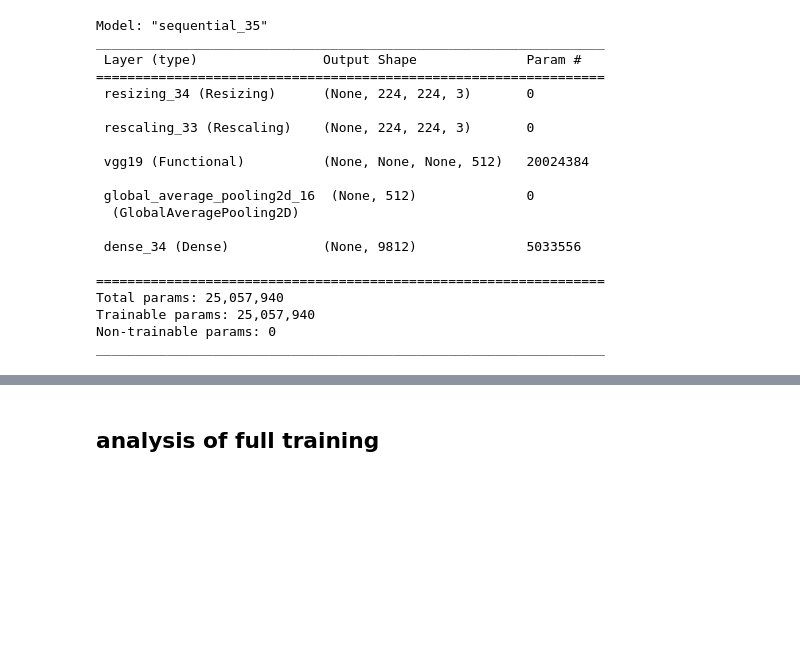
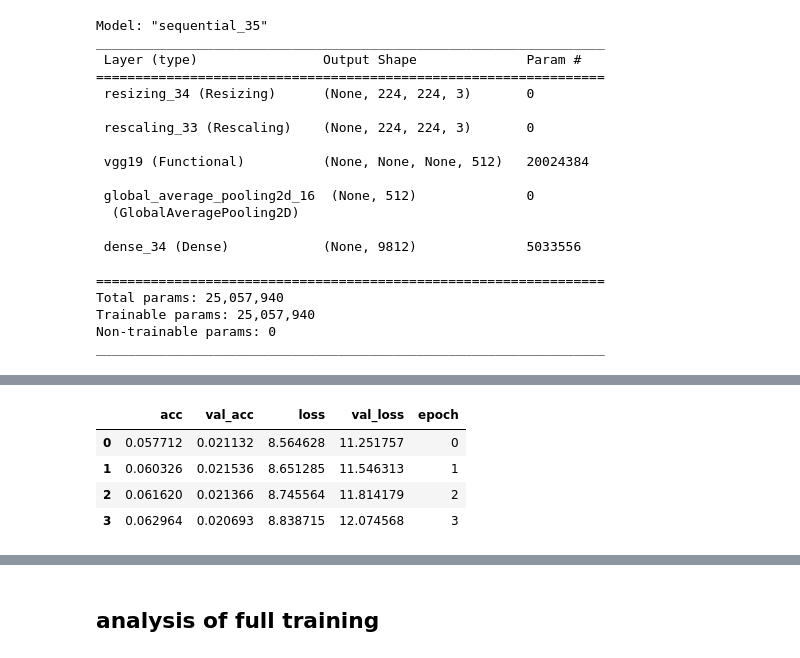
Before and after one commit to mnoor-ds/Sem2_CA1_Data, a Jupyter notebook: notebook/00_preprocess.ipynb, the cells around one changed output, grey strips where cells are left out. Cells and saved outputs as stored; diff of their text form; code cells hidden in the pictures; blank space fills up the shorter version.

```diff
--- a/notebook/00_preprocess.ipynb
+++ b/notebook/00_preprocess.ipynb
@@ -1367,0 +1371,8 @@ Epoch 3/10
+# %%
+exportHistory(vgg19_fullT_history, 'res_full_vgg19_unfrozen.csv')
+# %% [output]
+|  | acc | val_acc | loss | val_loss | epoch |
+| 0 | 0.057712 | 0.021132 | 8.564628 | 11.251757 | 0 |
+| 1 | 0.060326 | 0.021536 | 8.651285 | 11.546313 | 1 |
+| 2 | 0.061620 | 0.021366 | 8.745564 | 11.814179 | 2 |
+| 3 | 0.062964 | 0.020693 | 8.838715 | 12.074568 | 3 |
```
Also changed, not shown: parts of 2 cells of this notebook, 1 other file.
